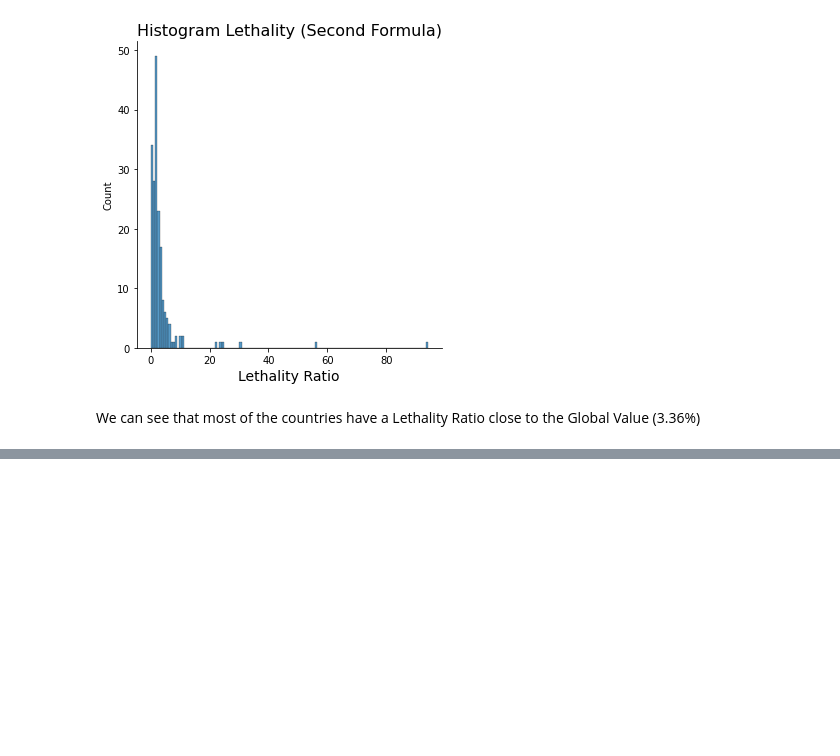
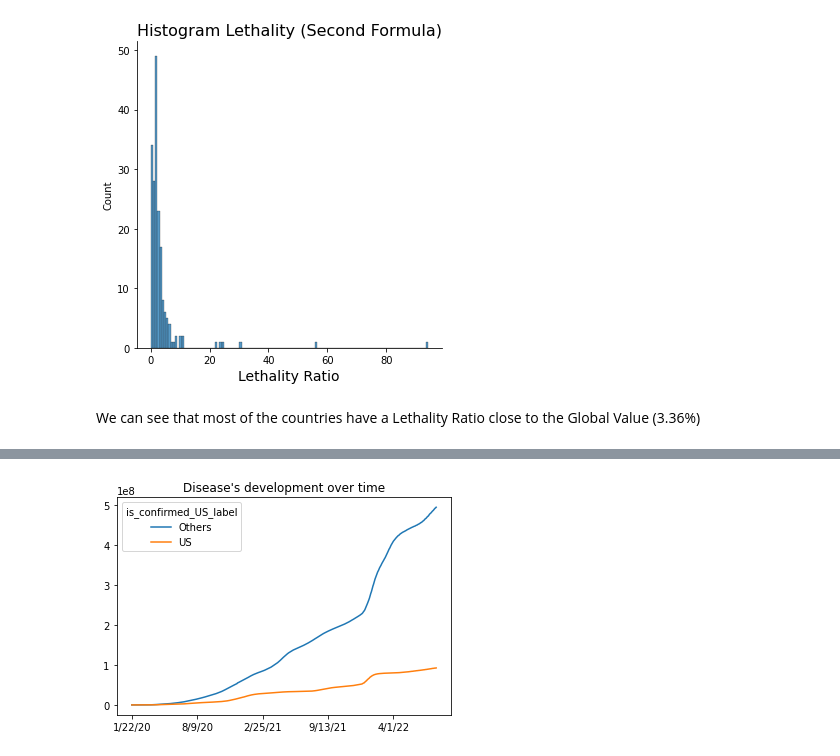
Before and after one commit to nathanaelduque/COVID-19, a Jupyter notebook: Data Science and Covid 19.ipynb, the cells around one changed output, grey strips where cells are left out. Cells and saved outputs as stored; diff of their text form; code cells hidden in the pictures; blank space fills up the shorter version.

```diff
--- a/Data Science and Covid 19.ipynb
+++ b/Data Science and Covid 19.ipynb
@@ -702,0 +797,6 @@ We can see that most of the countries have a Lethality Ratio close to the Global
+# %%
+summed.T[2:-2].plot()
+plt.title("Disease's development over time")
+plt.show()
+# %% [output]
+[figure, added]
```
Also changed, not shown: parts of 88 cells of this notebook.
